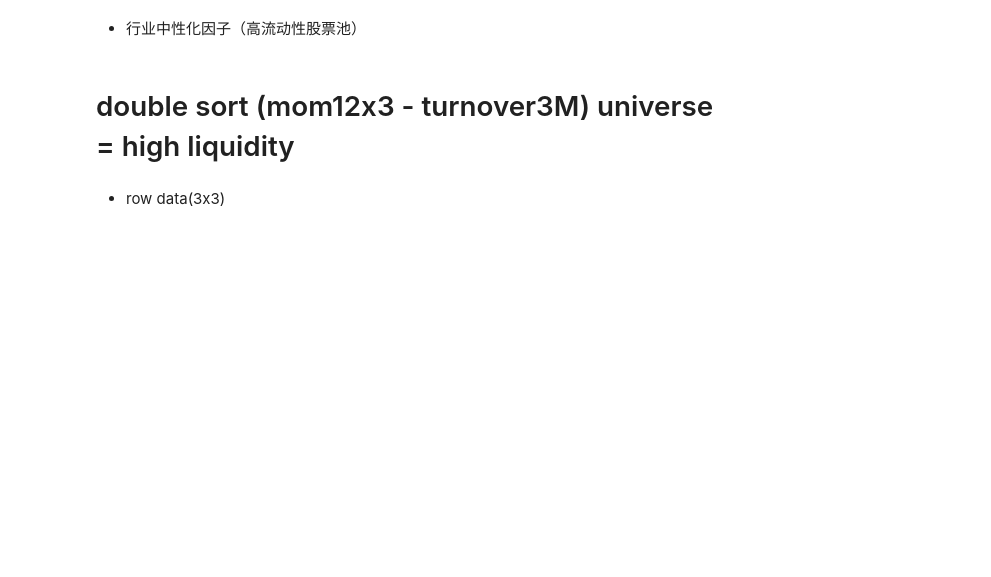
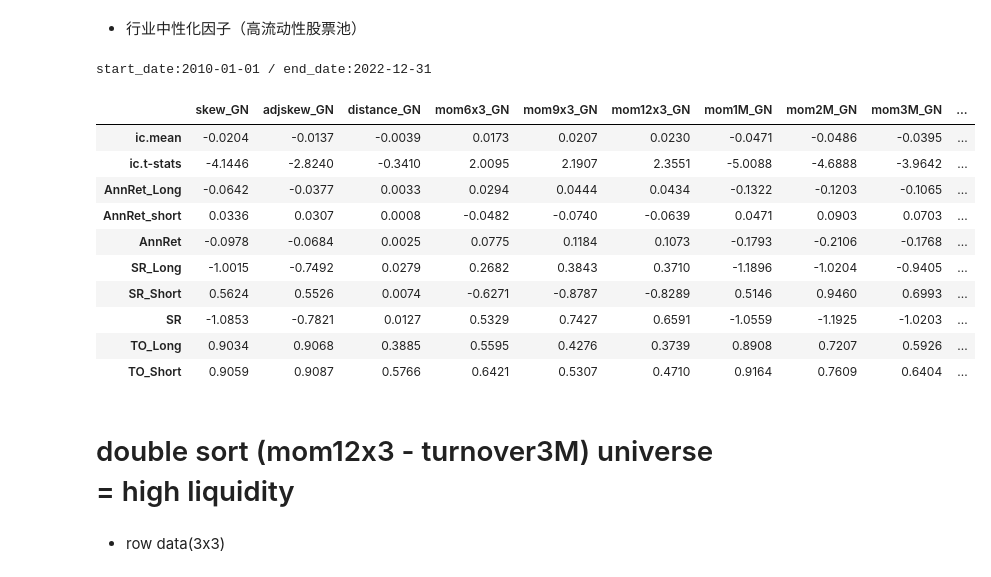
Before and after one commit to robortcher/singletrader, a Jupyter notebook: samples/factortest_template/template copy.ipynb, the cells around one changed output. Saved outputs shown, nothing was run; the diff lists cells and outputs as text; code cells hidden in the pictures; blank space fills up the shorter version.

```diff
--- a/samples/factortest_template/template copy.ipynb
+++ b/samples/factortest_template/template copy.ipynb
@@ -70,7 +81,21 @@ fe.get_summary(add_shift=0,start_date='2016-01-01',end_date='2022-12-31',base='c
 # %%
 # 行业中性化因子（高流动性股票池）
 fe = FactorEvaluation(bar_data=data[bars],factor_data=data[features],freq=12,winzorize={'method':'qtile','k':0.01},standardize=True,industry_neutralize=True)
+fe.factor_data['comp_mom12x3_to3M'] = fe.factor_data['mom12x3_GN'] - fe.factor_data['turnover3M_GN']
 fe.get_summary(add_shift=0,start_date='2010-01-01',universe=high_liq,end_date='2022-12-31',base='close',groups=10) # forward_return: 下月收盘-本月收盘
+# %% [output]
+start_date:2010-01-01 / end_date:2022-12-31
+|  | skew_GN | adjskew_GN | distance_GN | mom6x3_GN | mom9x3_GN | mom12x3_GN | mom1M_GN | mom2M_GN | mom3M_GN | ... |
+| ic.mean | -0.0204 | -0.0137 | -0.0039 | 0.0173 | 0.0207 | 0.0230 | -0.0471 | -0.0486 | -0.0395 | ... |
+| ic.t-stats | -4.1446 | -2.8240 | -0.3410 | 2.0095 | 2.1907 | 2.3551 | -5.0088 | -4.6888 | -3.9642 | ... |
+| AnnRet_Long | -0.0642 | -0.0377 | 0.0033 | 0.0294 | 0.0444 | 0.0434 | -0.1322 | -0.1203 | -0.1065 | ... |
+| AnnRet_short | 0.0336 | 0.0307 | 0.0008 | -0.0482 | -0.0740 | -0.0639 | 0.0471 | 0.0903 | 0.0703 | ... |
+| AnnRet | -0.0978 | -0.0684 | 0.0025 | 0.0775 | 0.1184 | 0.1073 | -0.1793 | -0.2106 | -0.1768 | ... |
+| SR_Long | -1.0015 | -0.7492 | 0.0279 | 0.2682 | 0.3843 | 0.3710 | -1.1896 | -1.0204 | -0.9405 | ... |
+| SR_Short | 0.5624 | 0.5526 | 0.0074 | -0.6271 | -0.8787 | -0.8289 | 0.5146 | 0.9460 | 0.6993 | ... |
+| SR | -1.0853 | -0.7821 | 0.0127 | 0.5329 | 0.7427 | 0.6591 | -1.0559 | -1.1925 | -1.0203 | ... |
+| TO_Long | 0.9034 | 0.9068 | 0.3885 | 0.5595 | 0.4276 | 0.3739 | 0.8908 | 0.7207 | 0.5926 | ... |
+| TO_Short | 0.9059 | 0.9087 | 0.5766 | 0.6421 | 0.5307 | 0.4710 | 0.9164 | 0.7609 | 0.6404 | ... |
 # %% [markdown]
 # double sort (mom12x3 - turnover3M) universe = high liquidity
 # %% [markdown]
```
Also changed, not shown: parts of 13 cells of this notebook, 9 other files.
